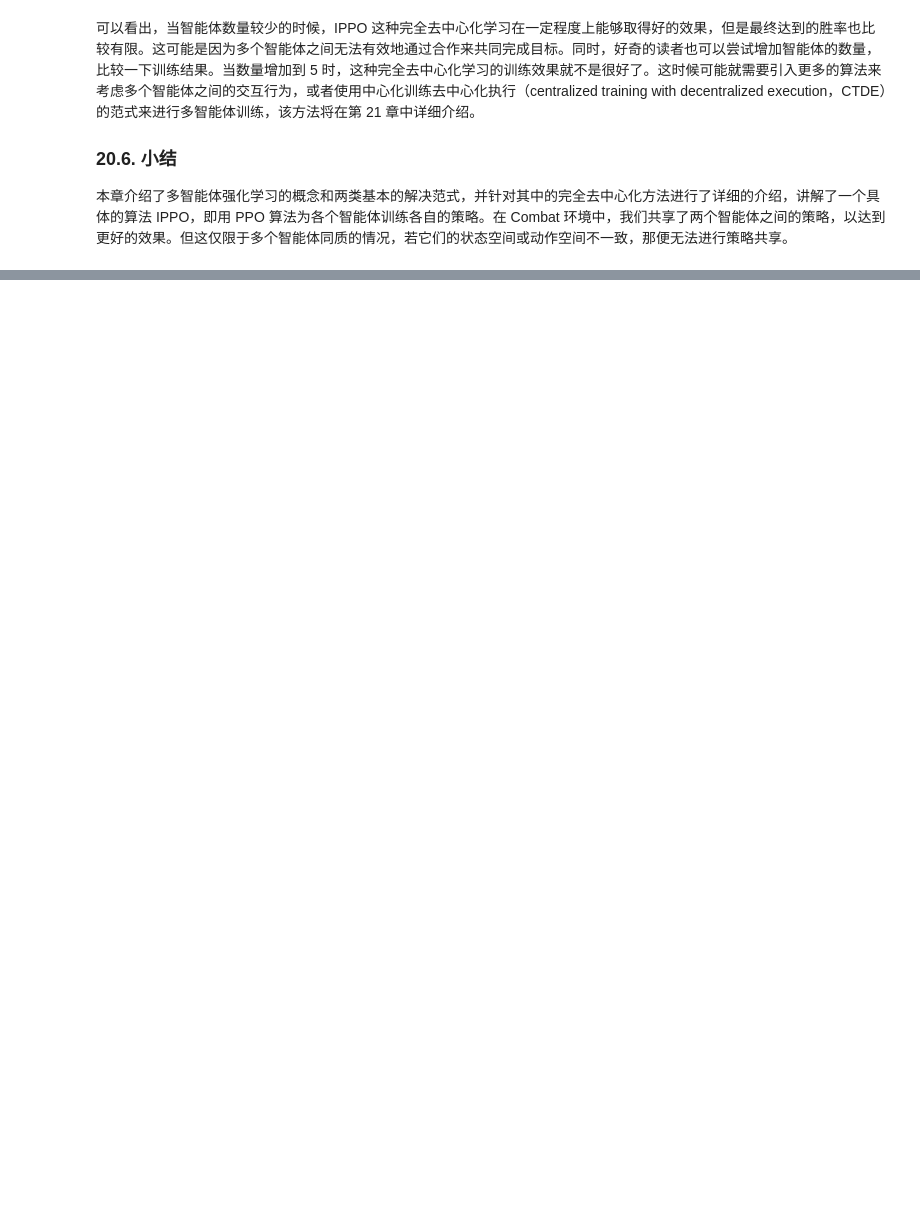
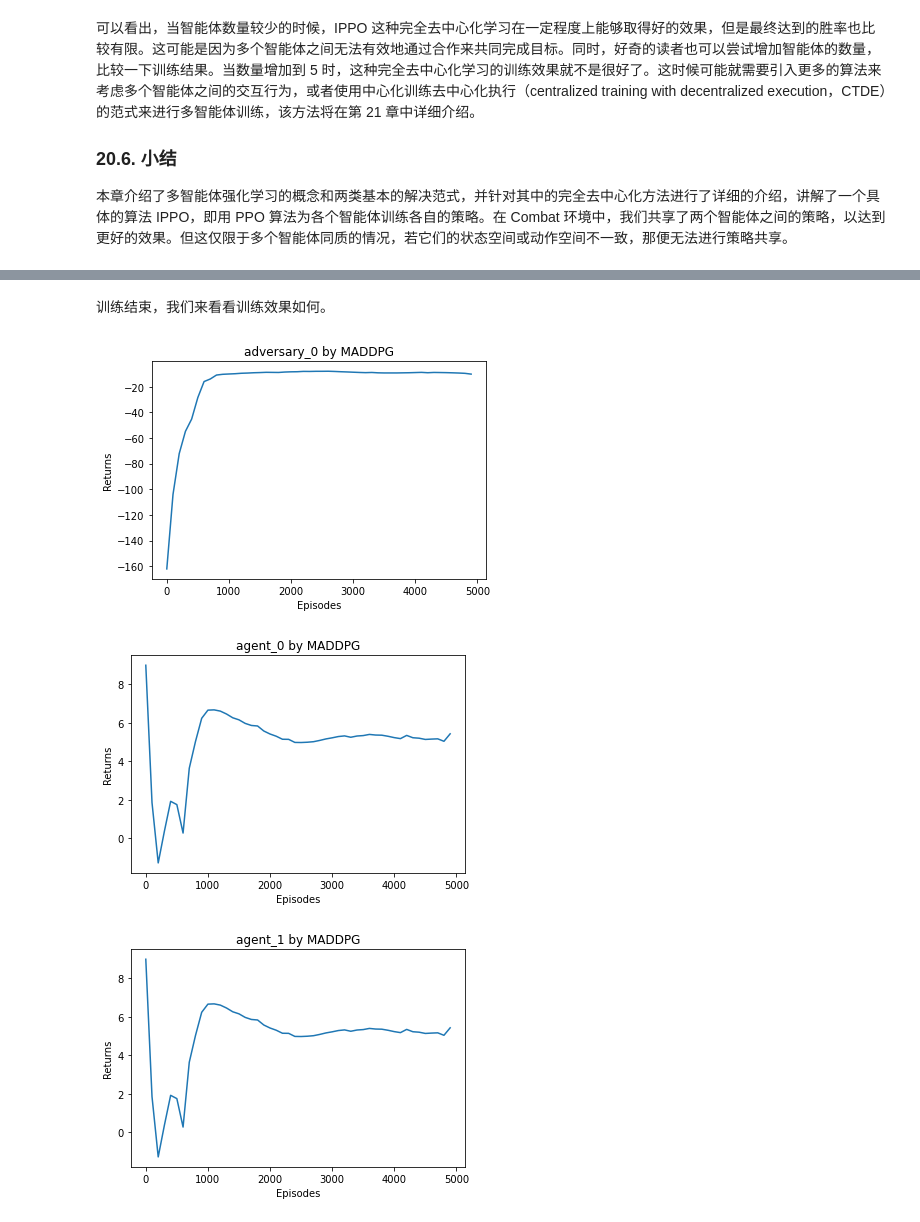
Before and after one commit to lanceyliao/Hands-on-RL, a Jupyter notebook: 合集.ipynb, the cells around one changed output, grey strips where cells are left out. Saved outputs shown, nothing was run; the diff lists cells and outputs as text; code cells hidden in the pictures; blank space fills up the shorter version.

```diff
--- a/合集.ipynb
+++ b/合集.ipynb
@@ -6362,0 +6666,28 @@ plt.show()
+# %%
+num_episodes = 5000
+episode_length = 25  # 每条序列的最大长度
+buffer_size = 100000
+hidden_dim = 64
+actor_lr = 1e-2
+critic_lr = 1e-2
+gamma = 0.95
+tau = 1e-2
+batch_size = 1024
+device = torch.device("cuda" if torch.cuda.is_available() else "cpu")
+update_interval = 100
+minimal_size = 4000
+
+env_id = "simple_adversary"
+env = make_env(env_id)  ## 产生多智能体的环境
+replay_buffer = rl_utils.ReplayBuffer(buffer_size)  ## 历史数据的回放池
+
+state_dims = []
+action_dims = []
+for action_space in env.action_space:       ## 遍历所有智能体的动作空间，拿到每一个智能体动作的 dim
+    action_dims.append(action_space.n)
+for state_space in env.observation_space:   ## 遍历所有智能体的状态空间，拿到每一个智能体状态的 dim
+    state_dims.append(state_space.shape[0])
+critic_input_dim = sum(state_dims) + sum(action_dims)   ## 两者 dim 的累加，也就是中心化Critic网络的输入的 dim
+
+maddpg = MADDPG(env, device, actor_lr, critic_lr, hidden_dim, state_dims,    ## 实例化多智能体 DDPG algorithm
+                action_dims, critic_input_dim, gamma, tau)
@@ -6362,0 +6827,16 @@ plt.show()
+# %% [markdown]
+训练结束，我们来看看训练效果如何。
+# %%
+return_array = np.array(return_list)
+for i, agent_name in enumerate(["adversary_0", "agent_0", "agent_1"]):
+    plt.figure()
+    plt.plot(
+        np.arange(return_array.shape[0]) * 100,
+        rl_utils.moving_average(return_array[:, i], 9))
+    plt.xlabel("Episodes")
+    plt.ylabel("Returns")
+    plt.title(f"{agent_name} by MADDPG")
+# %% [output]
+[figure, added]
+[figure, added]
+[figure, added]
```
Also changed, not shown: parts of 17 cells of this notebook, 1 other file.
